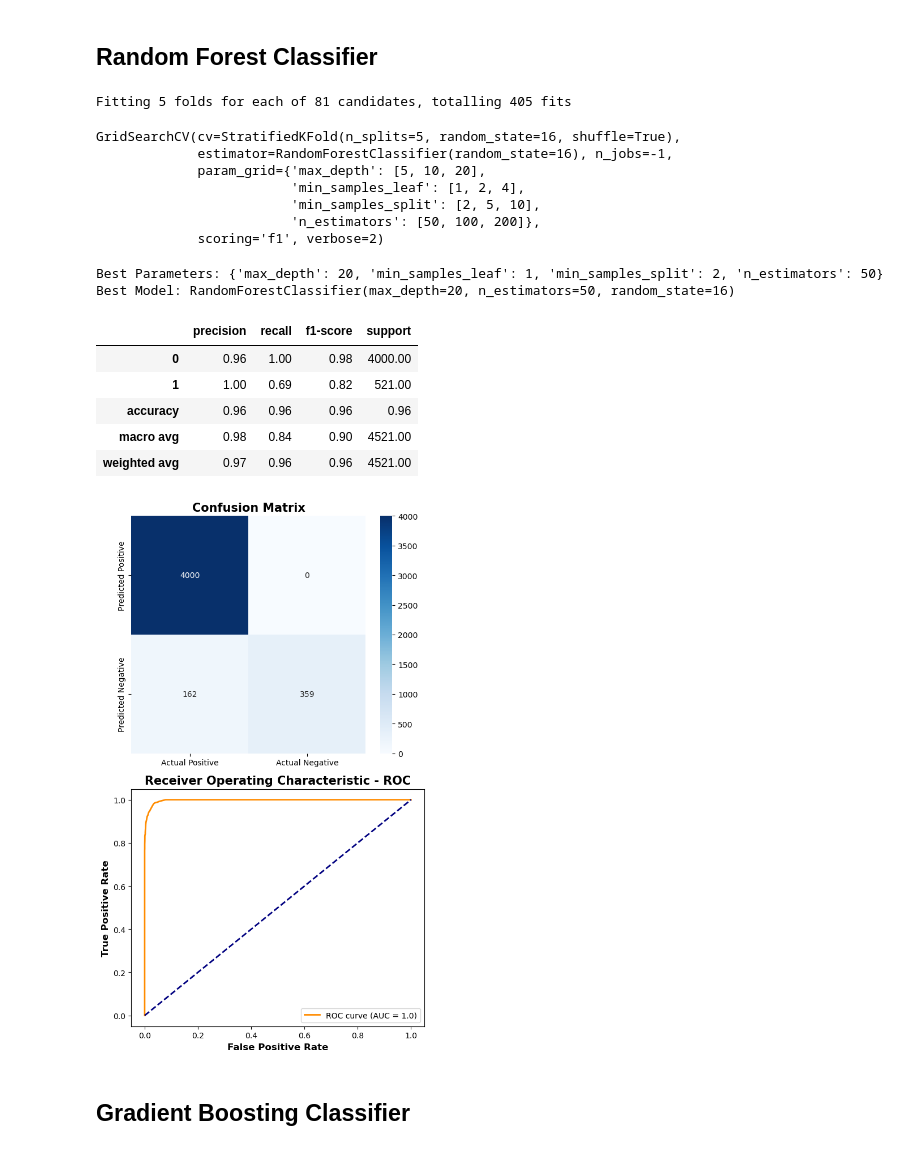
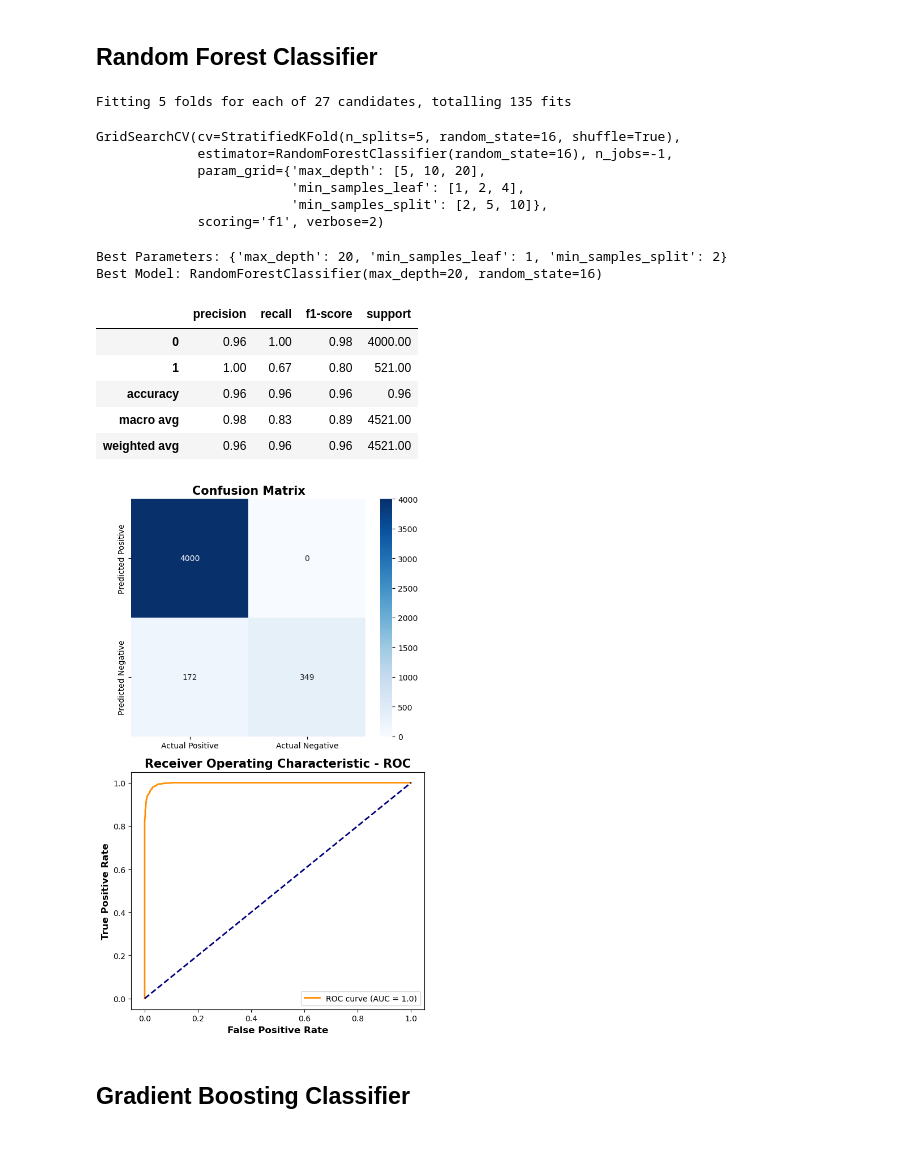
Before and after one commit to DuyKhanh162/Marketing-Prediction, a Jupyter notebook: Loan Status Prediction.ipynb, the cells around one changed output. Cells and saved outputs as stored; diff of their text form; code cells hidden in the pictures.

```diff
--- a/Loan Status Prediction.ipynb
+++ b/Loan Status Prediction.ipynb
@@ -822,45 +822,43 @@ def evaluate(model):
 # Define the model and param grid
 rfc = RandomForestClassifier(random_state = 16)
 param_grid = {
-    'n_estimators': [50, 100, 200],
     'max_depth': [5, 10, 20],
     'min_samples_split': [2, 5, 10],
     'min_samples_leaf': [1, 2, 4]
 }
 # Initialize GridSearchCV
 skfold = StratifiedKFold(n_splits=5, shuffle=True, random_state=16)
-grid_search = GridSearchCV(rfc, param_grid, cv=skfold, n_jobs=-1, scoring='f1', verbose=2)
+grid_search_rfc = GridSearchCV(rfc, param_grid, cv=skfold, n_jobs=-1, scoring='f1', verbose=2)
 # %%
 # Fit the model
-grid_search.fit(x_train, y_train)
+grid_search_rfc.fit(x_train, y_train)
 # %% [output]
-Fitting 5 folds for each of 81 candidates, totalling 405 fits
+Fitting 5 folds for each of 27 candidates, totalling 135 fits
 GridSearchCV(cv=StratifiedKFold(n_splits=5, random_state=16, shuffle=True),
              estimator=RandomForestClassifier(random_state=16), n_jobs=-1,
              param_grid={'max_depth': [5, 10, 20],
                          'min_samples_leaf': [1, 2, 4],
-                         'min_samples_split': [2, 5, 10],
-                         'n_estimators': [50, 100, 200]},
+                         'min_samples_split': [2, 5, 10]},
              scoring='f1', verbose=2)
 # %%
 # Result of the best param_grid and model
-best_params = grid_search.best_params_
-best_model = grid_search.best_estimator_
-print("Best Parameters:", best_params)
-print("Best Model:", best_model)
+best_params_rfc = grid_search_rfc.best_params_
+best_model_rfc = grid_search_rfc.best_estimator_
+print("Best Parameters:", best_params_rfc)
+print("Best Model:", best_model_rfc)
 # %% [output]
-Best Parameters: {'max_depth': 20, 'min_samples_leaf': 1, 'min_samples_split': 2, 'n_estimators': 50}
-Best Model: RandomForestClassifier(max_depth=20, n_estimators=50, random_state=16)
+Best Parameters: {'max_depth': 20, 'min_samples_leaf': 1, 'min_samples_split': 2}
+Best Model: RandomForestClassifier(max_depth=20, random_state=16)
 # %%
 # Evaluate the model with best hyperparameters
-evaluate(best_model)
+evaluate(best_model_rfc)
 # %% [output]
 |  | precision | recall | f1-score | support |
 | 0 | 0.96 | 1.00 | 0.98 | 4000.00 |
-| 1 | 1.00 | 0.69 | 0.82 | 521.00 |
+| 1 | 1.00 | 0.67 | 0.80 | 521.00 |
 | accuracy | 0.96 | 0.96 | 0.96 | 0.96 |
-| macro avg | 0.98 | 0.84 | 0.90 | 4521.00 |
-| weighted avg | 0.97 | 0.96 | 0.96 | 4521.00 |
+| macro avg | 0.98 | 0.83 | 0.89 | 4521.00 |
+| weighted avg | 0.96 | 0.96 | 0.96 | 4521.00 |
 [figure]
 # %% [markdown]
 ## Gradient Boosting Classifier
```
Also changed, not shown: parts of 13 cells of this notebook.
